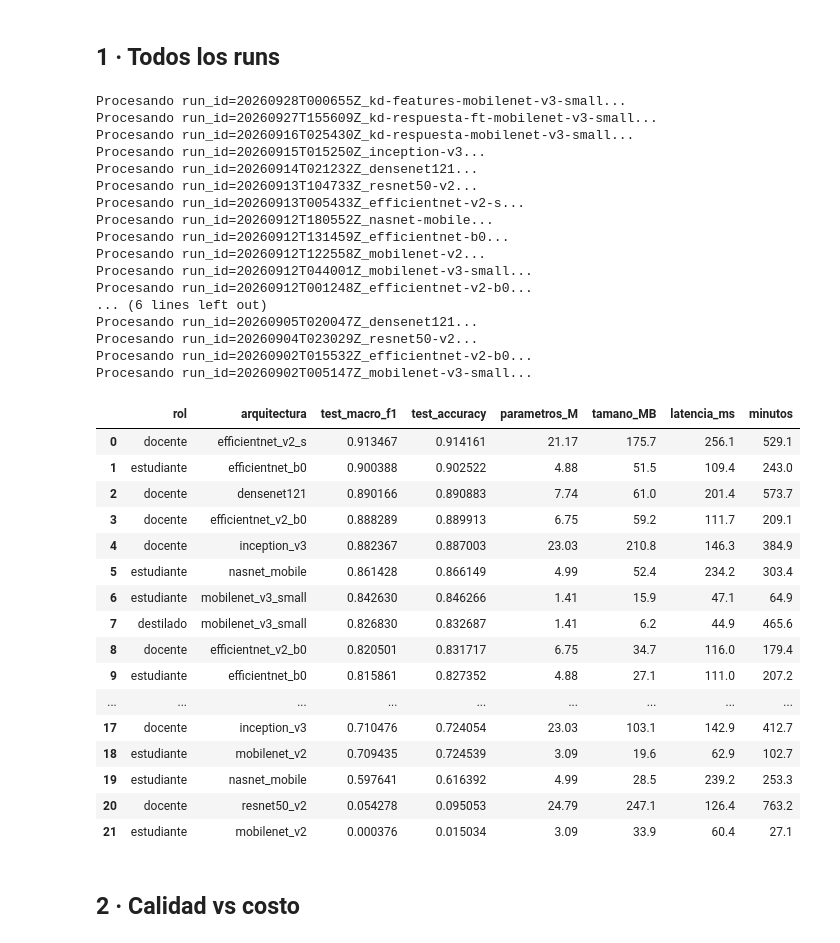
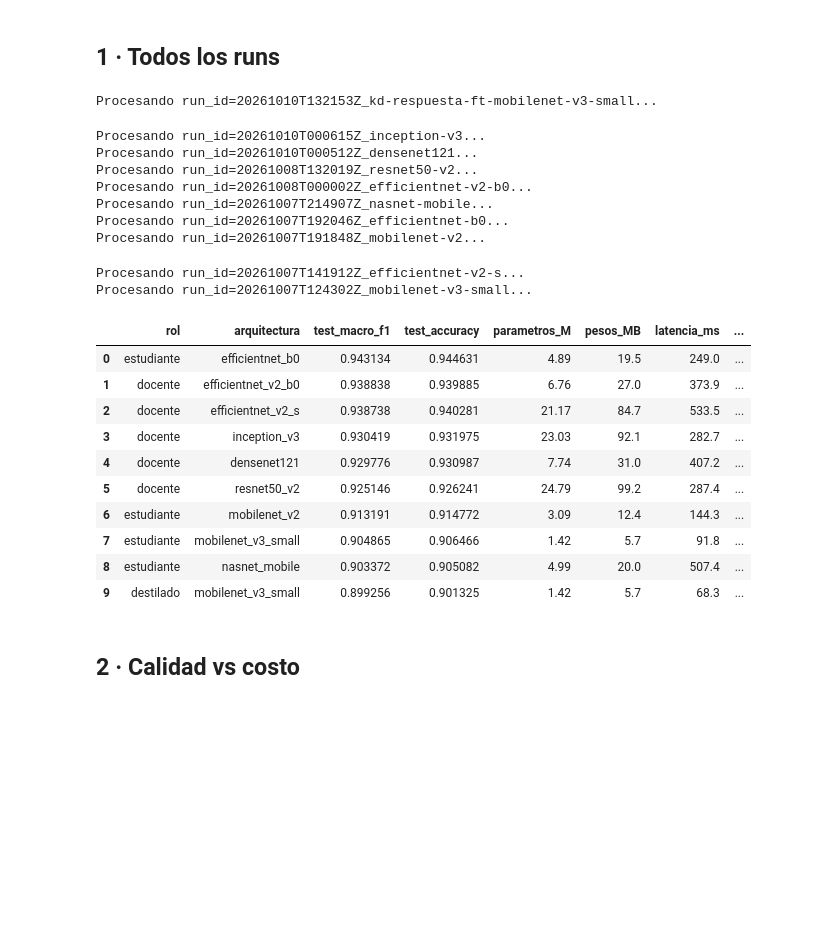
Before and after one commit to CCSandoval/ButterflyModeling, a Jupyter notebook: notebooks/04_comparacion_final.ipynb, the cells around one changed output. Cells and saved outputs as stored; diff of their text form; code cells hidden in the pictures; blank space fills up the shorter version.

```diff
--- a/notebooks/04_comparacion_final.ipynb
+++ b/notebooks/04_comparacion_final.ipynb
@@ -55,64 +55,50 @@ from scripts.vizStyle import (CMAP_AZUL, INK_MUTED, SERIE_1, SERIE_2, SERIE_3,
 # %%
 CORPUS = corpus.manifiesto()["creado"]
 
 filas = []
 for run in registro.listRuns():
     if run.get("dataset") != CORPUS:
         continue
     print(f"Procesando run_id={run['run_id']}...")
-    ruta = registro.rutaModelo(run["run_id"])
     modelo = registro.modeloInferencia(run["run_id"])
     latencia, desviacion = evalStats.medirLatencia(modelo)
     filas.append({
         "rol": run.get("role", "?"),
         "arquitectura": run["architecture"],
         "test_macro_f1": run["test_macro_f1"],
         "test_accuracy": run["test_accuracy"],
         "parametros_M": round(modelo.count_params() / 1e6, 2),
-        "tamano_MB": round(ruta.stat().st_size / 1e6, 1),
+        "pesos_MB": round(modelo.count_params() * 4 / 1e6, 1),
         "latencia_ms": round(latencia, 1),
         "latencia_sd_ms": round(desviacion, 1),
         "minutos": run["training_minutes"],
         "run_id": run["run_id"],
     })
 
 todos = pd.DataFrame(filas).sort_values("test_macro_f1", ascending=False).reset_index(drop=True)
 todos.drop(columns="run_id")
 # %% [output]
-Procesando run_id=20260928T000655Z_kd-features-mobilenet-v3-small...
-Procesando run_id=20260927T155609Z_kd-respuesta-ft-mobilenet-v3-small...
-Procesando run_id=20260916T025430Z_kd-respuesta-mobilenet-v3-small...
-Procesando run_id=20260915T015250Z_inception-v3...
-Procesando run_id=20260914T021232Z_densenet121...
-Procesando run_id=20260913T104733Z_resnet50-v2...
-Procesando run_id=20260913T005433Z_efficientnet-v2-s...
-Procesando run_id=20260912T180552Z_nasnet-mobile...
-Procesando run_id=20260912T131459Z_efficientnet-b0...
-Procesando run_id=20260912T122558Z_mobilenet-v2...
-Procesando run_id=20260912T044001Z_mobilenet-v3-small...
-Procesando run_id=20260912T001248Z_efficientnet-v2-b0...
-... (6 lines left out)
-Procesando run_id=20260905T020047Z_densenet121...
-Procesando run_id=20260904T023029Z_resnet50-v2...
-Procesando run_id=20260902T015532Z_efficientnet-v2-b0...
-Procesando run_id=20260902T005147Z_mobilenet-v3-small...
+Procesando run_id=20261010T132153Z_kd-respuesta-ft-mobilenet-v3-small...
+Procesando run_id=20261010T000615Z_inception-v3...
+Procesando run_id=20261010T000512Z_densenet121...
+Procesando run_id=20261008T132019Z_resnet50-v2...
+Procesando run_id=20261008T000002Z_efficientnet-v2-b0...
+Procesando run_id=20261007T214907Z_nasnet-mobile...
+Procesando run_id=20261007T192046Z_efficientnet-b0...
+Procesando run_id=20261007T191848Z_mobilenet-v2...
+Procesando run_id=20261007T141912Z_efficientnet-v2-s...
+Procesando run_id=20261007T124302Z_mobilenet-v3-small...
-|  | rol | arquitectura | test_macro_f1 | test_accuracy | parametros_M | tamano_MB | latencia_ms | minutos |
-| 0 | docente | efficientnet_v2_s | 0.913467 | 0.914161 | 21.17 | 175.7 | 256.1 | 529.1 |
-| 1 | estudiante | efficientnet_b0 | 0.900388 | 0.902522 | 4.88 | 51.5 | 109.4 | 243.0 |
-| 2 | docente | densenet121 | 0.890166 | 0.890883 | 7.74 | 61.0 | 201.4 | 573.7 |
-| 3 | docente | efficientnet_v2_b0 | 0.888289 | 0.889913 | 6.75 | 59.2 | 111.7 | 209.1 |
-| 4 | docente | inception_v3 | 0.882367 | 0.887003 | 23.03 | 210.8 | 146.3 | 384.9 |
-| 5 | estudiante | nasnet_mobile | 0.861428 | 0.866149 | 4.99 | 52.4 | 234.2 | 303.4 |
-| 6 | estudiante | mobilenet_v3_small | 0.842630 | 0.846266 | 1.41 | 15.9 | 47.1 | 64.9 |
-| 7 | destilado | mobilenet_v3_small | 0.826830 | 0.832687 | 1.41 | 6.2 | 44.9 | 465.6 |
-| 8 | docente | efficientnet_v2_b0 | 0.820501 | 0.831717 | 6.75 | 34.7 | 116.0 | 179.4 |
-| 9 | estudiante | efficientnet_b0 | 0.815861 | 0.827352 | 4.88 | 27.1 | 111.0 | 207.2 |
-| ... | ... | ... | ... | ... | ... | ... | ... | ... |
-| 17 | docente | inception_v3 | 0.710476 | 0.724054 | 23.03 | 103.1 | 142.9 | 412.7 |
-| 18 | estudiante | mobilenet_v2 | 0.709435 | 0.724539 | 3.09 | 19.6 | 62.9 | 102.7 |
-| 19 | estudiante | nasnet_mobile | 0.597641 | 0.616392 | 4.99 | 28.5 | 239.2 | 253.3 |
-| 20 | docente | resnet50_v2 | 0.054278 | 0.095053 | 24.79 | 247.1 | 126.4 | 763.2 |
-| 21 | estudiante | mobilenet_v2 | 0.000376 | 0.015034 | 3.09 | 33.9 | 60.4 | 27.1 |
+|  | rol | arquitectura | test_macro_f1 | test_accuracy | parametros_M | pesos_MB | latencia_ms | ... |
+| 0 | estudiante | efficientnet_b0 | 0.943134 | 0.944631 | 4.89 | 19.5 | 249.0 | ... |
+| 1 | docente | efficientnet_v2_b0 | 0.938838 | 0.939885 | 6.76 | 27.0 | 373.9 | ... |
+| 2 | docente | efficientnet_v2_s | 0.938738 | 0.940281 | 21.17 | 84.7 | 533.5 | ... |
+| 3 | docente | inception_v3 | 0.930419 | 0.931975 | 23.03 | 92.1 | 282.7 | ... |
+| 4 | docente | densenet121 | 0.929776 | 0.930987 | 7.74 | 31.0 | 407.2 | ... |
+| 5 | docente | resnet50_v2 | 0.925146 | 0.926241 | 24.79 | 99.2 | 287.4 | ... |
+| 6 | estudiante | mobilenet_v2 | 0.913191 | 0.914772 | 3.09 | 12.4 | 144.3 | ... |
+| 7 | estudiante | mobilenet_v3_small | 0.904865 | 0.906466 | 1.42 | 5.7 | 91.8 | ... |
+| 8 | estudiante | nasnet_mobile | 0.903372 | 0.905082 | 4.99 | 20.0 | 507.4 | ... |
+| 9 | destilado | mobilenet_v3_small | 0.899256 | 0.901325 | 1.42 | 5.7 | 68.3 | ... |
 # %% [markdown]
 ## 2 · Calidad vs costo
 # %%
```
Also changed, not shown: parts of 6 cells of this notebook.
